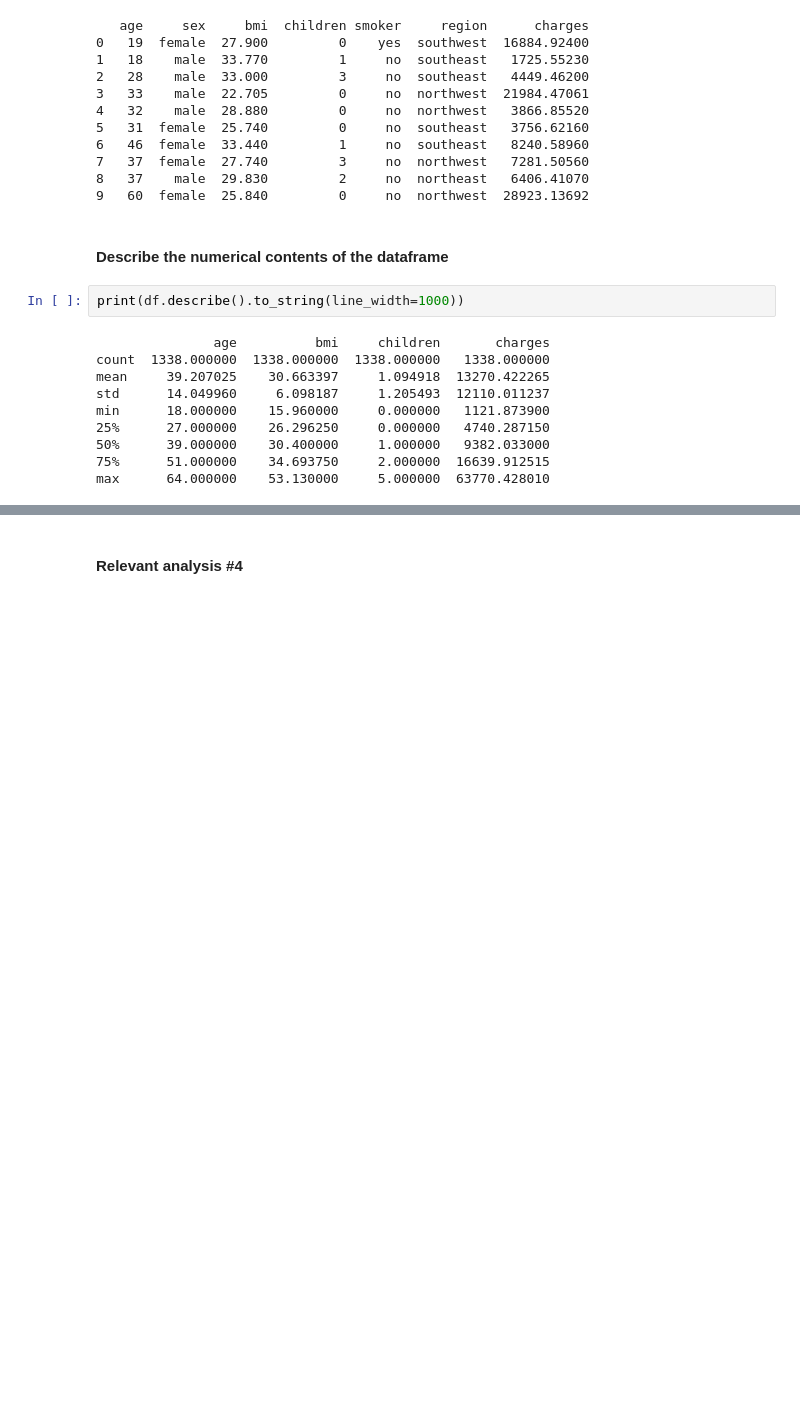
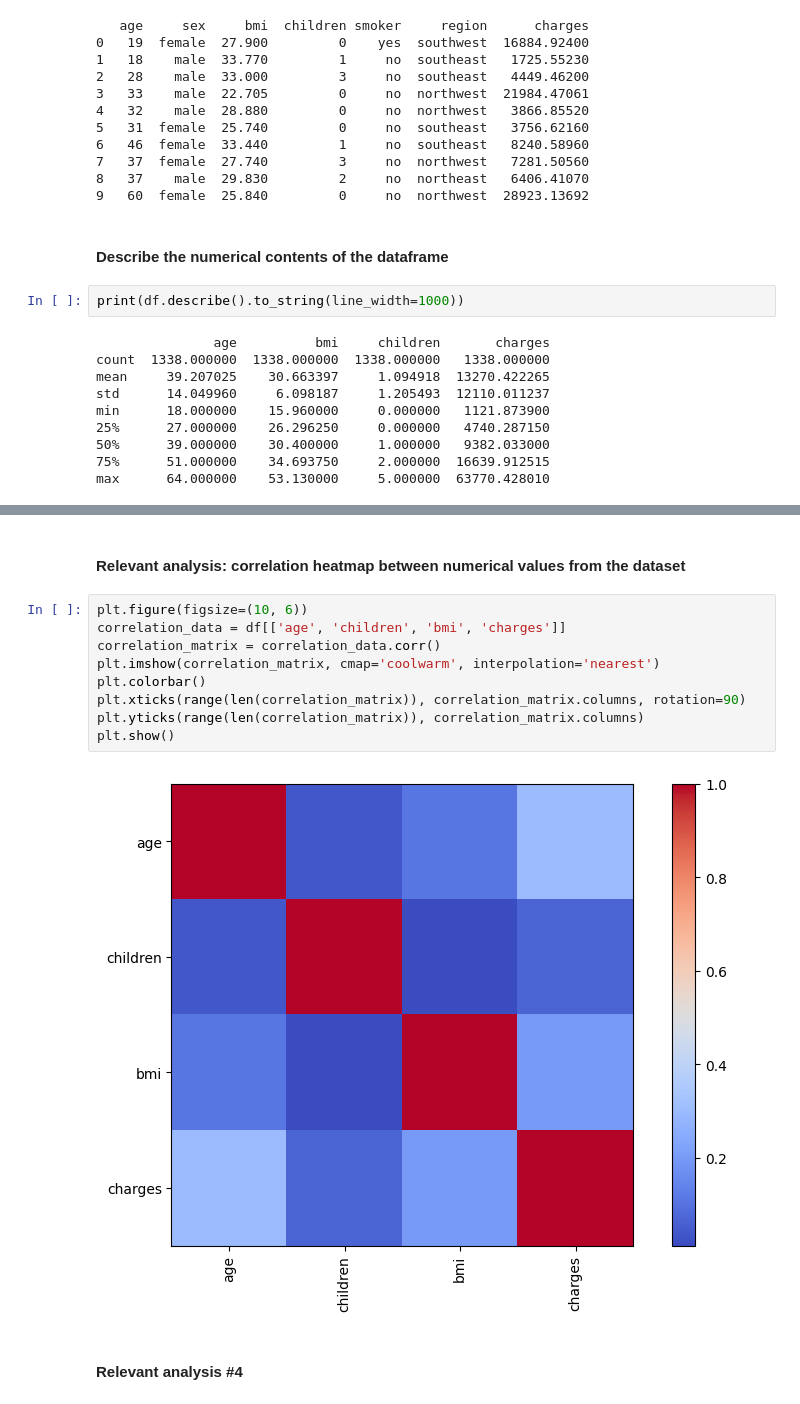
Before and after one commit to 911AstalusAdrian/MS2-PT, a Jupyter notebook: A3/clustering_notebook.ipynb, the cells around one changed output, grey strips where cells are left out. Cells and saved outputs as stored; diff of their text form; blank space fills up the shorter version.

```diff
--- a/A3/clustering_notebook.ipynb
+++ b/A3/clustering_notebook.ipynb
@@ -46,2 +70,15 @@ max      64.000000    53.130000     5.000000  63770.428010
+# %% [markdown]
+#### Relevant analysis: correlation heatmap between numerical values from the dataset
+# %%
+plt.figure(figsize=(10, 6))
+correlation_data = df[['age', 'children', 'bmi', 'charges']]
+correlation_matrix = correlation_data.corr()
+plt.imshow(correlation_matrix, cmap='coolwarm', interpolation='nearest')
+plt.colorbar()
+plt.xticks(range(len(correlation_matrix)), correlation_matrix.columns, rotation=90)
+plt.yticks(range(len(correlation_matrix)), correlation_matrix.columns)
+plt.show()
+# %% [output]
+[figure, added]
 # %% [markdown]
 #### Relevant analysis #4
```
Also changed, not shown: parts of 6 cells of this notebook.
